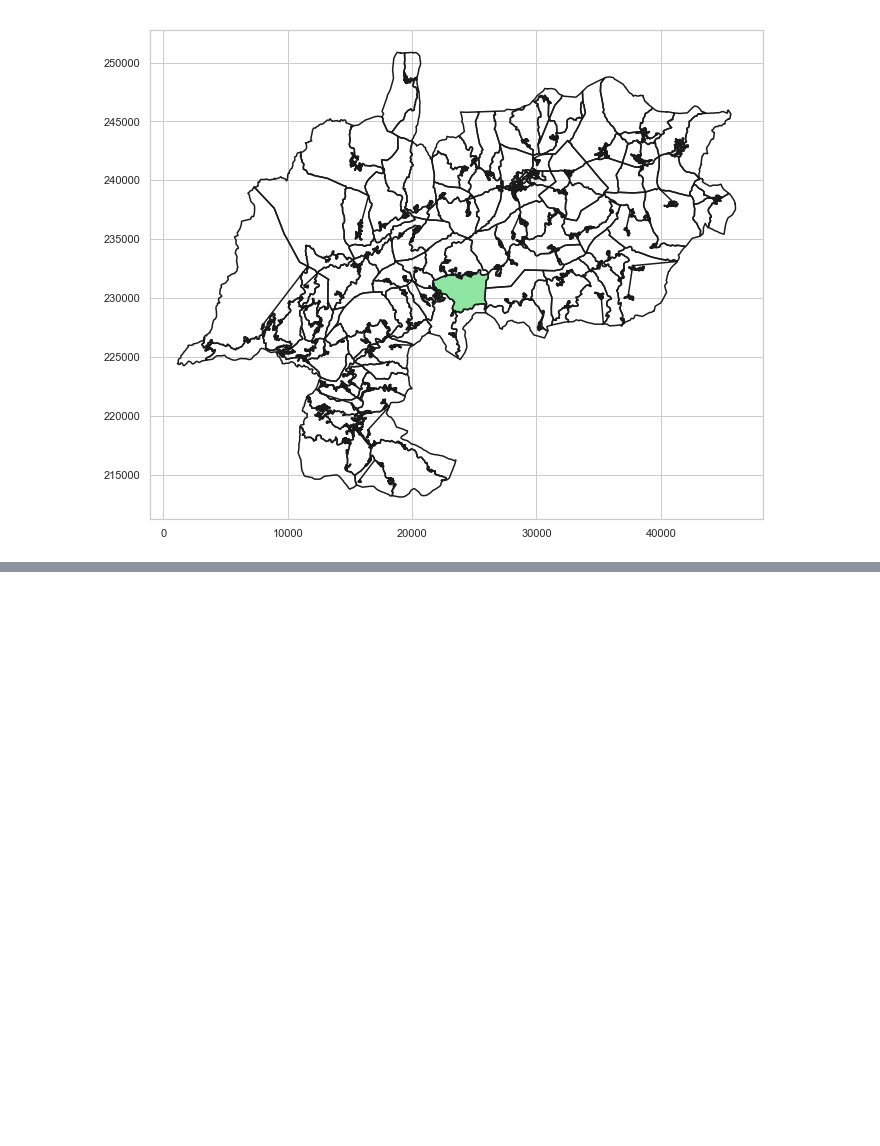
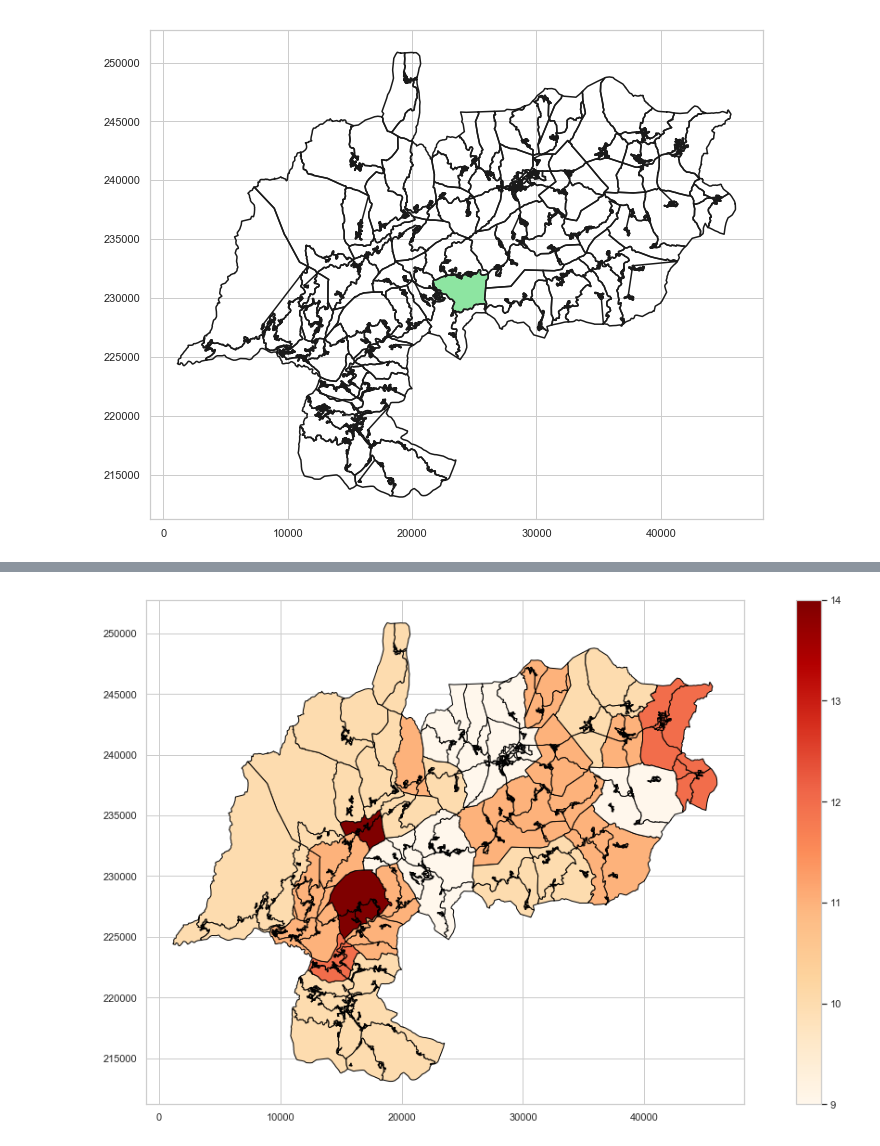
Before and after one commit to d-vf/notebooks, a Jupyter notebook: ReliableProject.ipynb, the cells around one changed output, grey strips where cells are left out. Drawn from its saved outputs; the diff is of its cells as text; code cells hidden in the pictures; blank space fills up the shorter version.

```diff
--- a/ReliableProject.ipynb
+++ b/ReliableProject.ipynb
@@ -205,0 +482,4 @@ def plot_comunas_2(sf, title, comunas, color):
+# %%
+map_df.plot(column='IV', figsize=(20,10), cmap='OrRd', legend=True, edgecolor='black');
+# %% [output]
+[figure, added]
```
Also changed, not shown: parts of 43 cells of this notebook.
